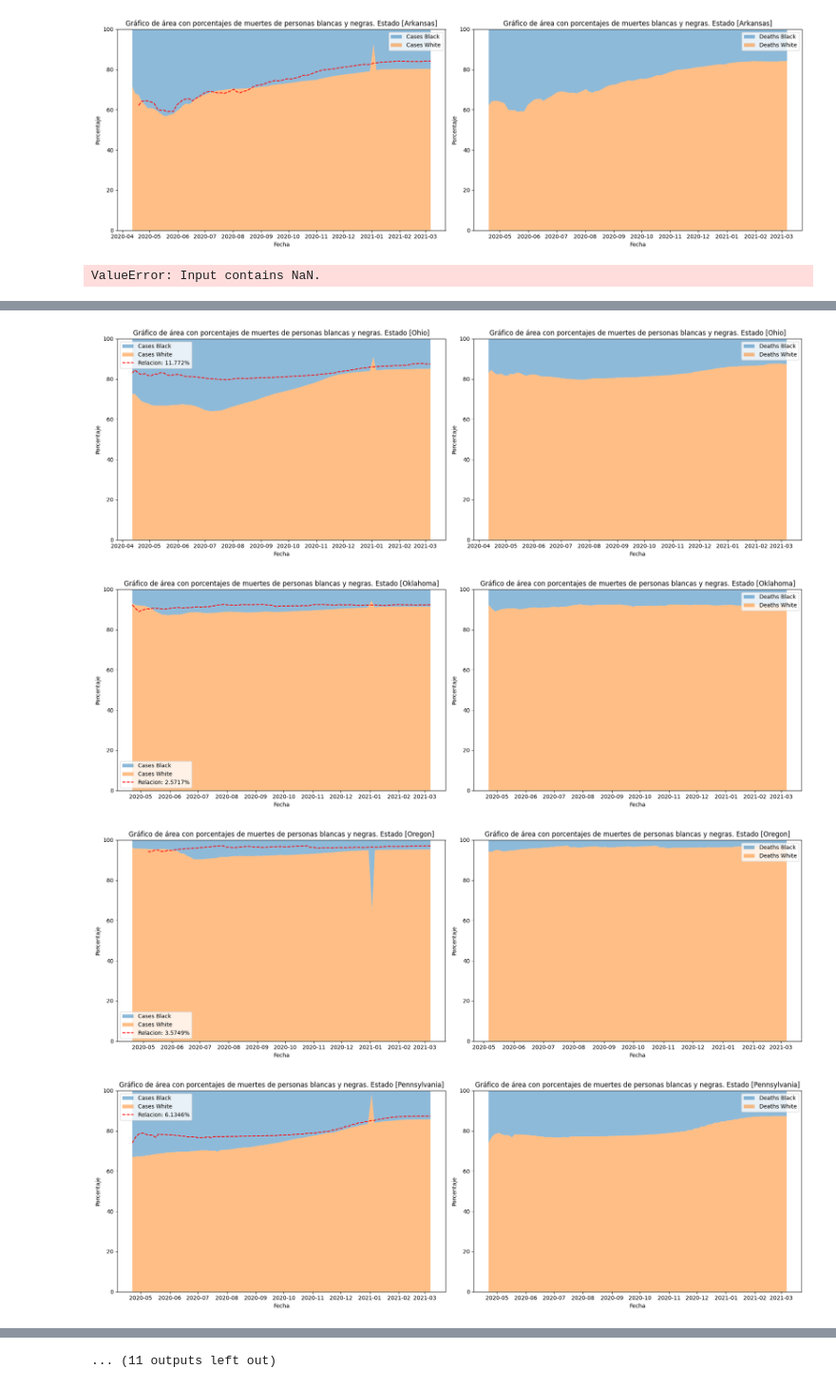
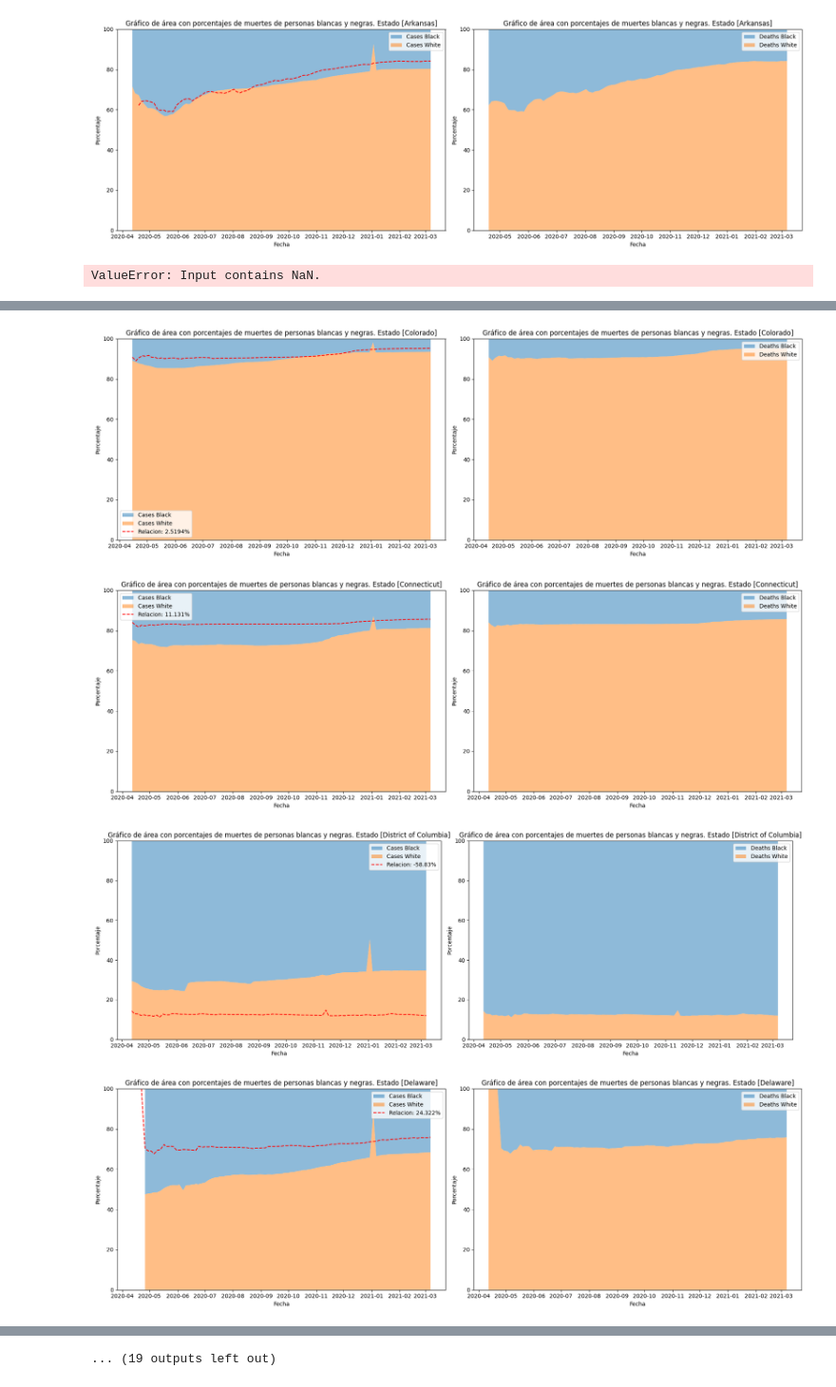
Before and after one commit to DavidBL0o0/Mineria-Solemne-1, a Jupyter notebook: Mineria_de_Datos.ipynb, the cells around one changed output, grey strips where cells are left out. Shown at 95% size. Saved outputs shown, nothing was run; the diff lists cells and outputs as text; code cells hidden in the pictures.

```diff
--- a/Mineria_de_Datos.ipynb
+++ b/Mineria_de_Datos.ipynb
@@ -254,6 +254,6 @@ def grafica(numero):
   #plt.show()
 # %%
-for i in range(len(estados)-30):
-    grafica(i+30)
+for i in range(len(estados)):
+    grafica(i)
 # %% [output]
 ValueError: Input contains NaN.
@@ -265,4 +265,4 @@ ValueError: Input contains NaN.
-[figure, old version]
+[figure, new version]
-[figure, old version]
+[figure, new version]
-[figure, old version]
+[figure, new version]
-[figure, old version]
+[figure, new version]
@@ -271 +271 @@ ValueError: Input contains NaN.
-... (11 outputs left out)
+... (19 outputs left out)
```
Also changed, not shown: parts of 3 cells of this notebook.
